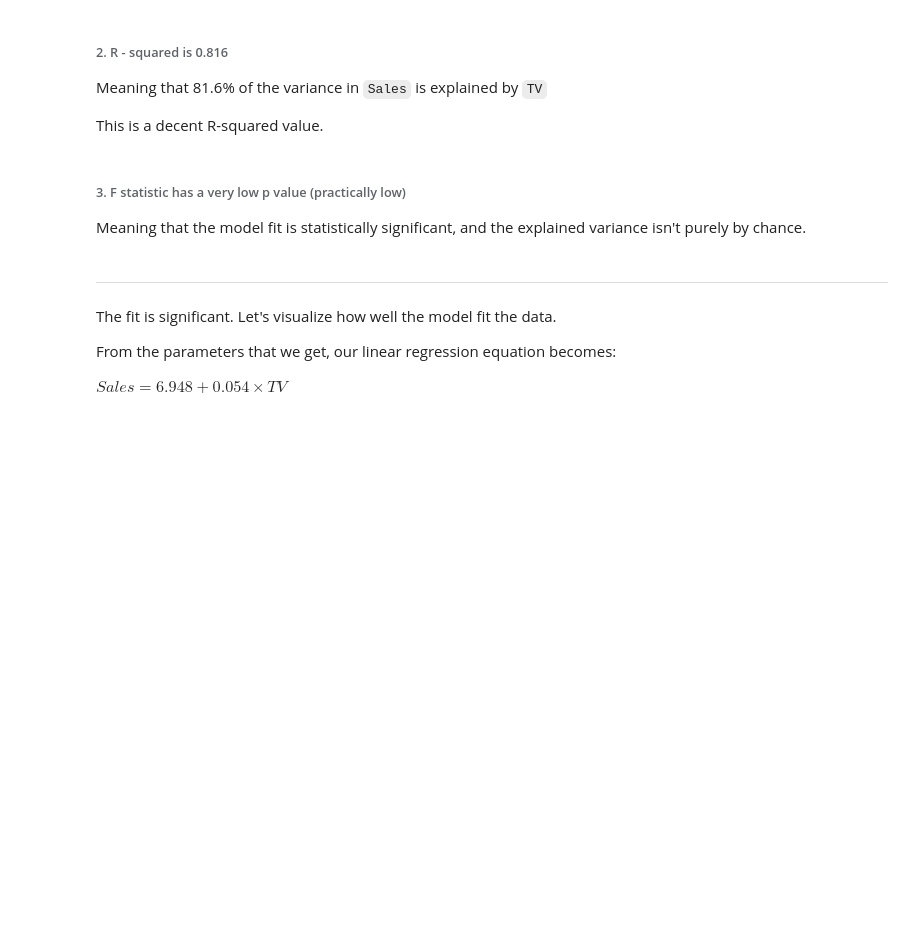
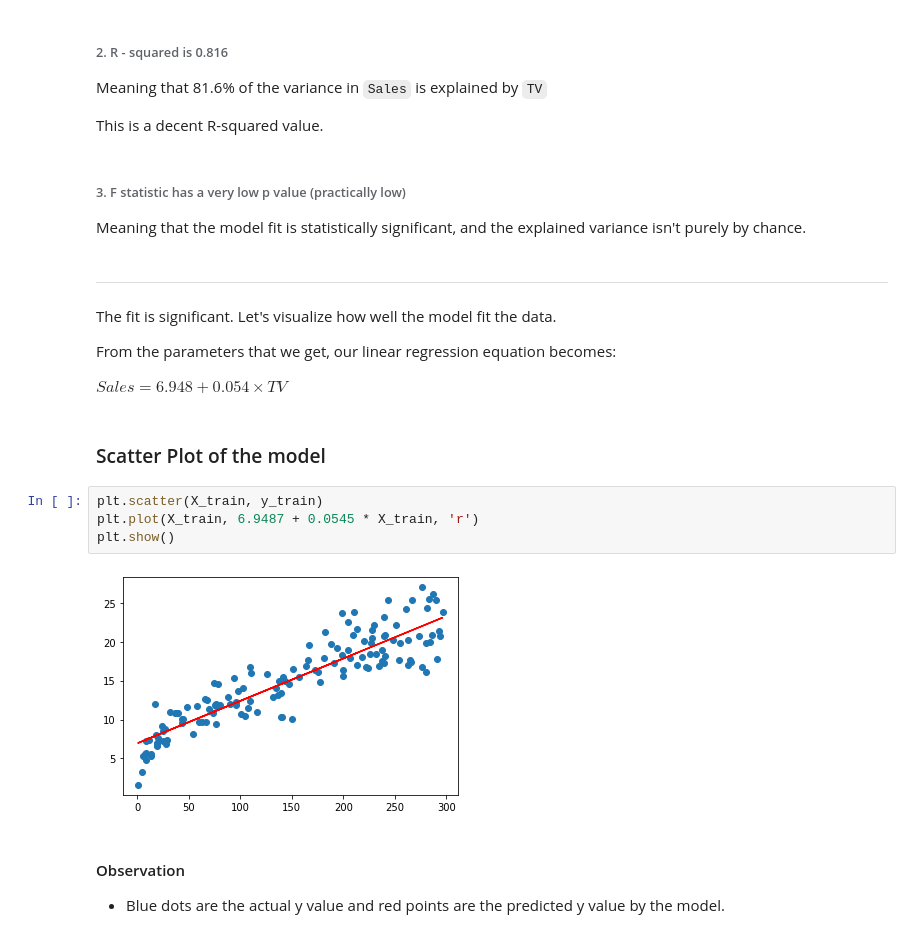
Before and after one commit to amanwin/SimpleLinearRegression, a Jupyter notebook: step3/SimpleLinearRegression.ipynb, the cells around one changed output. Drawn from its saved outputs; the diff is of its cells as text; blank space fills up the shorter version.

```diff
--- a/step3/SimpleLinearRegression.ipynb
+++ b/step3/SimpleLinearRegression.ipynb
@@ -275,3 +275,14 @@ The fit is significant. Let's visualize how well the model fit the data.
 From the parameters that we get, our linear regression equation becomes:
 
 $ Sales = 6.948 + 0.054 \times TV $
+# %% [markdown]
+### Scatter Plot of the model
+# %%
+plt.scatter(X_train, y_train)
+plt.plot(X_train, 6.9487 + 0.0545 * X_train, 'r')
+plt.show()
+# %% [output]
+[figure, added]
+# %% [markdown]
+#### Observation
+* Blue dots are the actual y value and red points are the predicted y value by the model.
```
